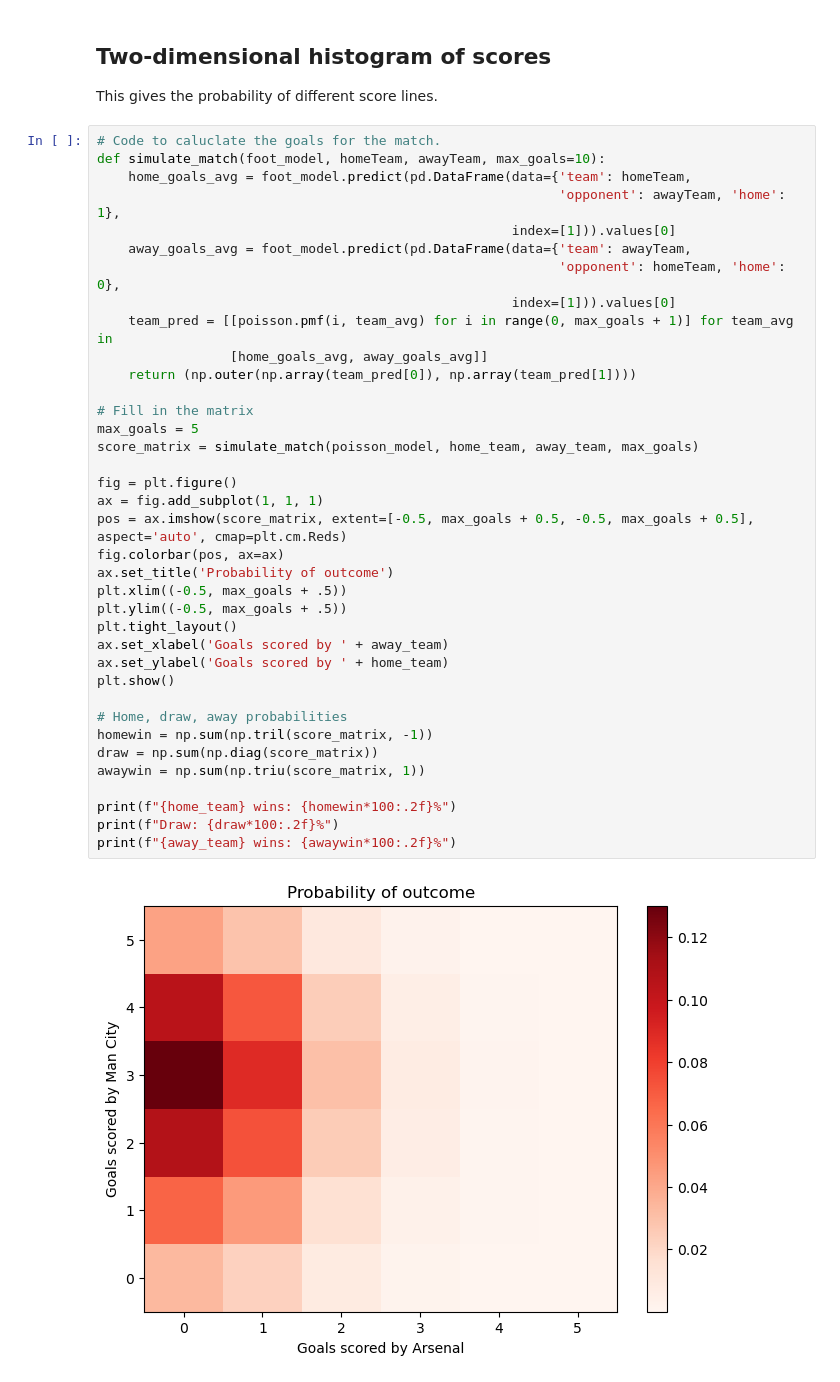
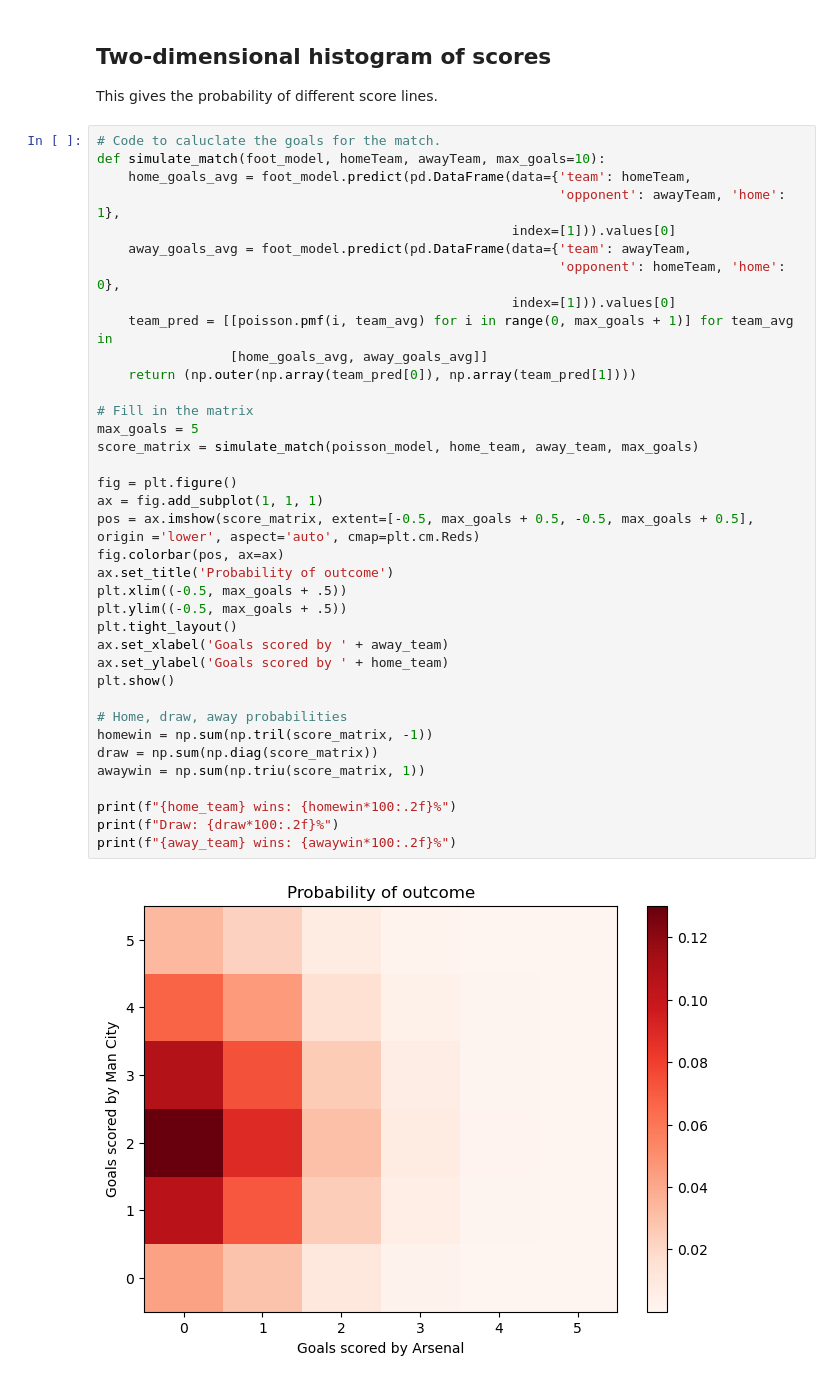
Before and after one commit to AGraciaSipan/soccermatics, a Jupyter notebook: 5.RandomnessAndPrediction/plot_SimulateMatches.ipynb, the cells around one changed output. Drawn from its saved outputs; the diff is of its cells as text.

Commit message:
fix bug with matrix plot

```diff
--- a/5.RandomnessAndPrediction/plot_SimulateMatches.ipynb
+++ b/5.RandomnessAndPrediction/plot_SimulateMatches.ipynb
@@ -183,35 +183,35 @@ def simulate_match(foot_model, homeTeam, awayTeam, max_goals=10):
                                                            'opponent': homeTeam, 'home': 0},
                                                      index=[1])).values[0]
     team_pred = [[poisson.pmf(i, team_avg) for i in range(0, max_goals + 1)] for team_avg in
                  [home_goals_avg, away_goals_avg]]
     return (np.outer(np.array(team_pred[0]), np.array(team_pred[1])))
 
 # Fill in the matrix
 max_goals = 5
 score_matrix = simulate_match(poisson_model, home_team, away_team, max_goals)
 
 fig = plt.figure()
 ax = fig.add_subplot(1, 1, 1)
-pos = ax.imshow(score_matrix, extent=[-0.5, max_goals + 0.5, -0.5, max_goals + 0.5], aspect='auto', cmap=plt.cm.Reds)
+pos = ax.imshow(score_matrix, extent=[-0.5, max_goals + 0.5, -0.5, max_goals + 0.5], origin ='lower', aspect='auto', cmap=plt.cm.Reds)
 fig.colorbar(pos, ax=ax)
 ax.set_title('Probability of outcome')
 plt.xlim((-0.5, max_goals + .5))
 plt.ylim((-0.5, max_goals + .5))
 plt.tight_layout()
 ax.set_xlabel('Goals scored by ' + away_team)
 ax.set_ylabel('Goals scored by ' + home_team)
 plt.show()
 
 # Home, draw, away probabilities
 homewin = np.sum(np.tril(score_matrix, -1))
 draw = np.sum(np.diag(score_matrix))
 awaywin = np.sum(np.triu(score_matrix, 1))
 
 print(f"{home_team} wins: {homewin*100:.2f}%")
 print(f"Draw: {draw*100:.2f}%")
 print(f"{away_team} wins: {awaywin*100:.2f}%")
 # %% [output]
-[figure, old version]
+[figure, new version]
 Man City wins: 72.67%
 Draw: 15.05%
 Arsenal wins: 8.19%
```
Also changed, not shown: parts of 2 cells of this notebook.
